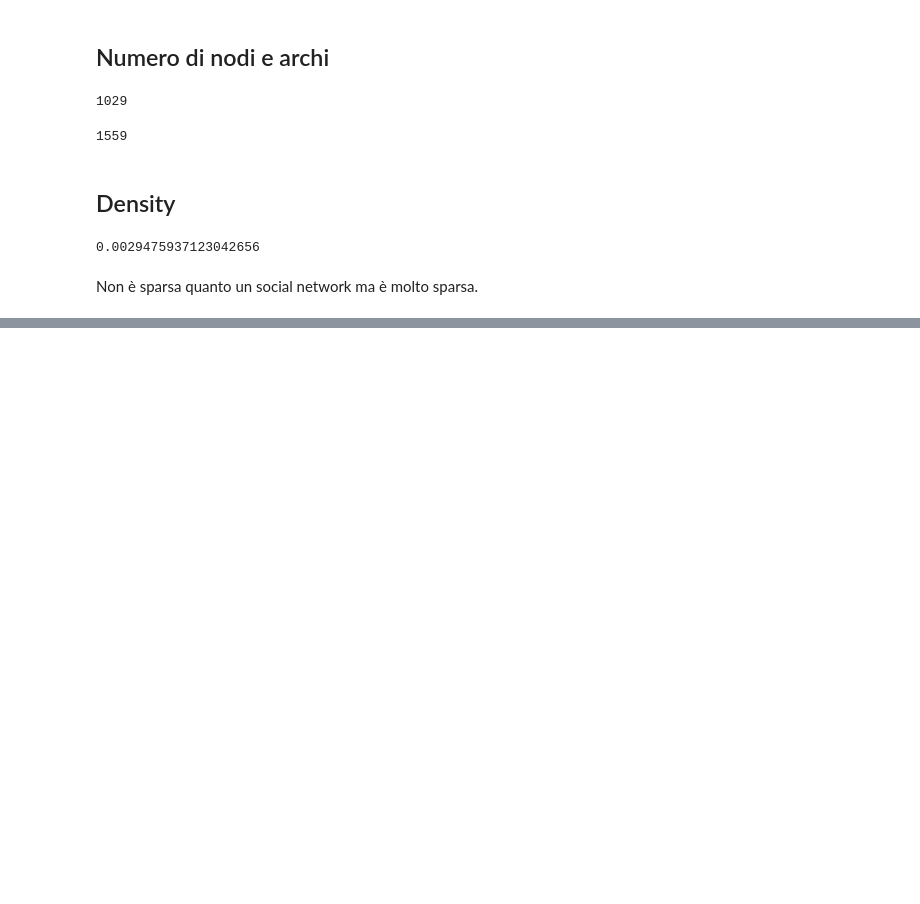
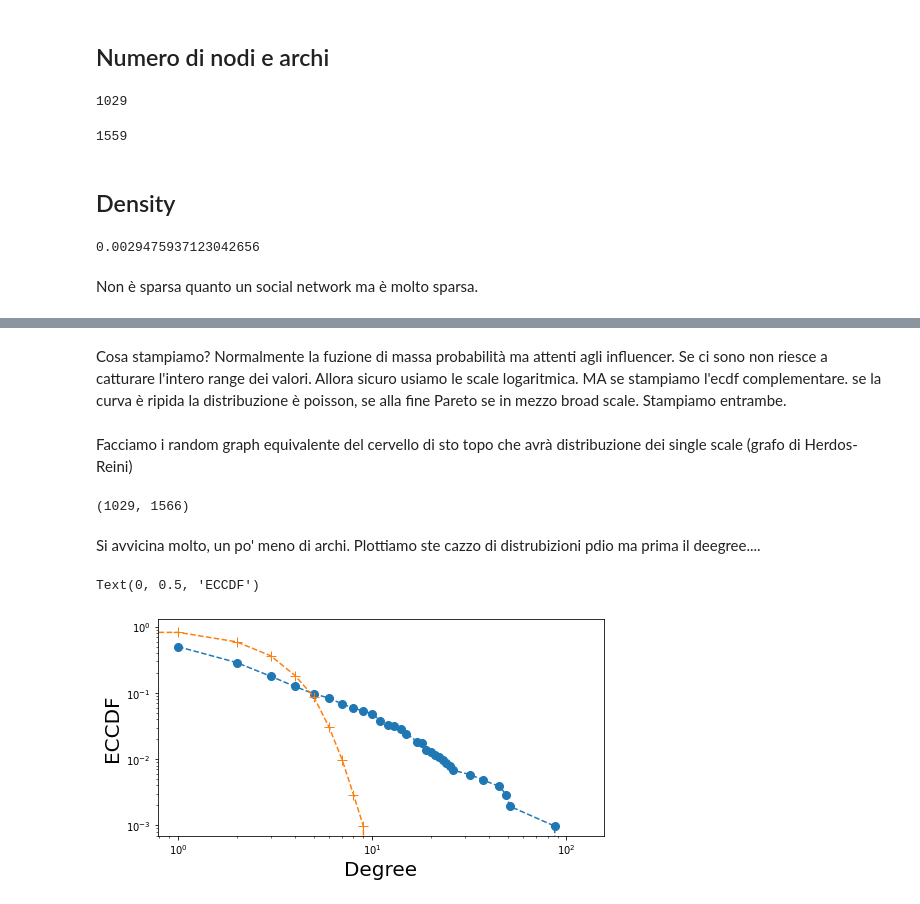
Before and after one commit to mpindaro/brain-network-analysis, a Jupyter notebook: Mouse_Brain_Network.ipynb, the cells around one changed output, grey strips where cells are left out. Cells and saved outputs as stored; diff of their text form; code cells hidden in the pictures; blank space fills up the shorter version.

Commit message:
connectivity, degree distribution, small world analysis

```diff
--- a/Mouse_Brain_Network.ipynb
+++ b/Mouse_Brain_Network.ipynb
@@ -23,0 +34,2 @@ Non è sparsa quanto un social network ma è molto sparsa.
+# %%
+degrees = list(dict(brain.degree()).values())
@@ -23,0 +52,33 @@ Non è sparsa quanto un social network ma è molto sparsa.
+# %% [markdown]
+Cosa stampiamo? Normalmente la fuzione di massa probabilità ma attenti agli influencer. Se ci sono non riesce a catturare l'intero range dei valori. Allora sicuro usiamo le scale logaritmica. MA se stampiamo l'ecdf complementare. se la curva è ripida la distribuzione è poisson, se alla fine Pareto se in mezzo broad scale. Stampiamo entrambe.
+# %% [markdown]
+Facciamo i random graph equivalente del cervello di sto topo che avrà distribuzione dei single scale (grafo di Herdos-Reini)
+# %%
+random_graph_herdos = nx.fast_gnp_random_graph(len(brain.nodes), nx.density(brain))
+len(random_graph_herdos.nodes), len(random_graph_herdos.edges)
+# %% [output]
+(1029, 1566)
+# %% [markdown]
+Si avvicina molto, un po' meno di archi. Plottiamo ste cazzo di distrubizioni pdio ma prima il deegree....
+# %%
+random_degrees = list(dict(random_graph_herdos.degree()).values())
+# %%
+cdf = ECDF(degrees)
+x = np.unique(degrees)
+y = cdf(x)
+
+cdf_random = ECDF(random_degrees)
+x_random = np.unique(random_degrees)
+y_random = cdf_random(x_random)
+
+fig_cdf_fb = plt.figure(figsize=(8,4))
+axes = fig_cdf_fb.gca()
+axes.set_xscale('log')
+axes.set_yscale('log')
+axes.loglog(x,1-y,marker='o',ms=8, linestyle='--')
+axes.loglog(x_random,1-y_random,marker='+',ms=10, linestyle='--')
+axes.set_xlabel('Degree',size=20)
+axes.set_ylabel('ECCDF', size = 20)
+# %% [output]
+Text(0, 0.5, 'ECCDF')
+[figure, added]
```
Also changed, not shown: parts of 25 cells of this notebook.
